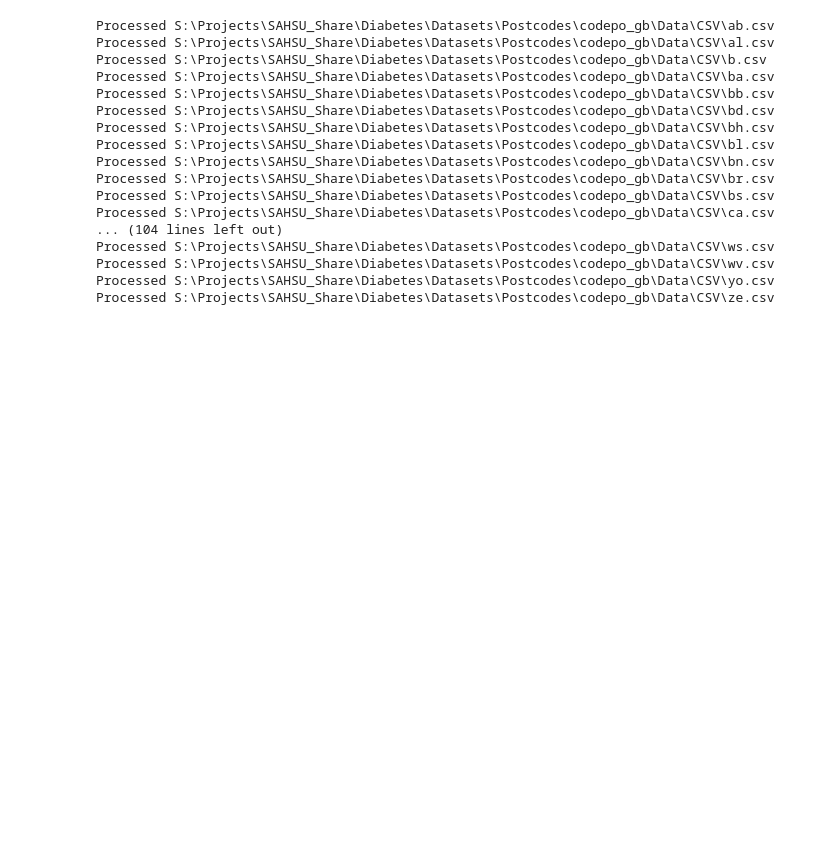
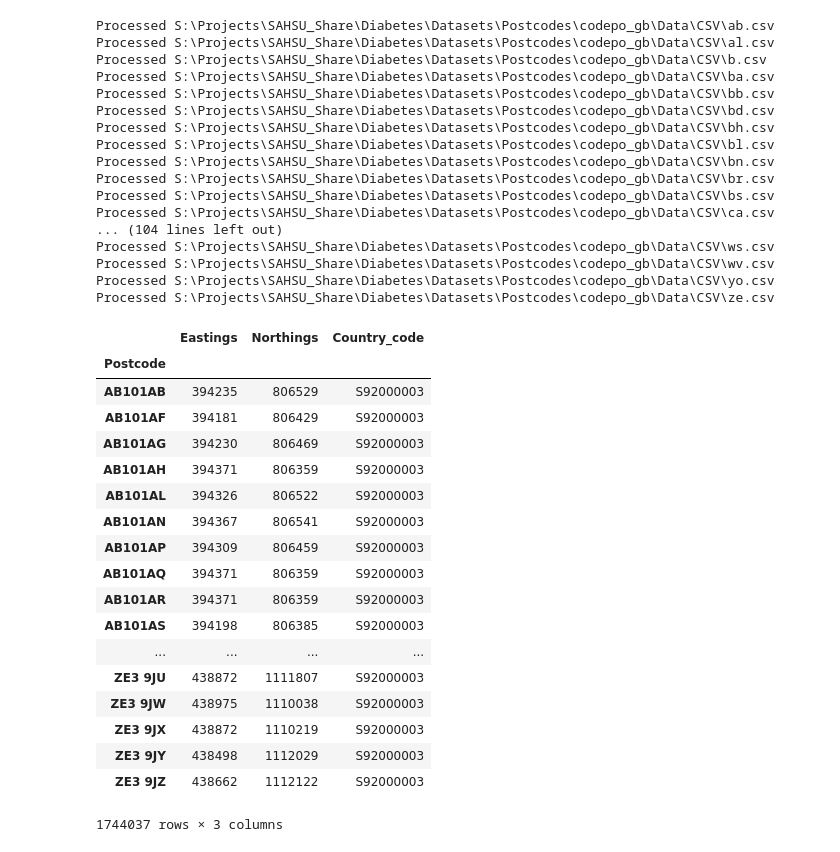
Before and after one commit to annalisasheehan/ICL_Diabetes, a Jupyter notebook: Postcodes.ipynb, the cells around one changed output. Cells and saved outputs as stored; diff of their text form; code cells hidden in the pictures; blank space fills up the shorter version.

```diff
--- a/Postcodes.ipynb
+++ b/Postcodes.ipynb
@@ -78,3 +78,25 @@ Processed S:\Projects\SAHSU_Share\Diabetes\Datasets\Postcodes\codepo_gb\Data\CSV
 Processed S:\Projects\SAHSU_Share\Diabetes\Datasets\Postcodes\codepo_gb\Data\CSV\wv.csv
 Processed S:\Projects\SAHSU_Share\Diabetes\Datasets\Postcodes\codepo_gb\Data\CSV\yo.csv
 Processed S:\Projects\SAHSU_Share\Diabetes\Datasets\Postcodes\codepo_gb\Data\CSV\ze.csv
+# %%
+df_all
+# %% [output]
+|  | Eastings | Northings | Country_code |
+| Postcode |  |  |  |
+| AB101AB | 394235 | 806529 | S92000003 |
+| AB101AF | 394181 | 806429 | S92000003 |
+| AB101AG | 394230 | 806469 | S92000003 |
+| AB101AH | 394371 | 806359 | S92000003 |
+| AB101AL | 394326 | 806522 | S92000003 |
+| AB101AN | 394367 | 806541 | S92000003 |
+| AB101AP | 394309 | 806459 | S92000003 |
+| AB101AQ | 394371 | 806359 | S92000003 |
+| AB101AR | 394371 | 806359 | S92000003 |
+| AB101AS | 394198 | 806385 | S92000003 |
+| ... | ... | ... | ... |
+| ZE3 9JU | 438872 | 1111807 | S92000003 |
+| ZE3 9JW | 438975 | 1110038 | S92000003 |
+| ZE3 9JX | 438872 | 1110219 | S92000003 |
+| ZE3 9JY | 438498 | 1112029 | S92000003 |
+| ZE3 9JZ | 438662 | 1112122 | S92000003 |
+1744037 rows × 3 columns
```
Also changed, not shown: parts of 10 cells of this notebook.
